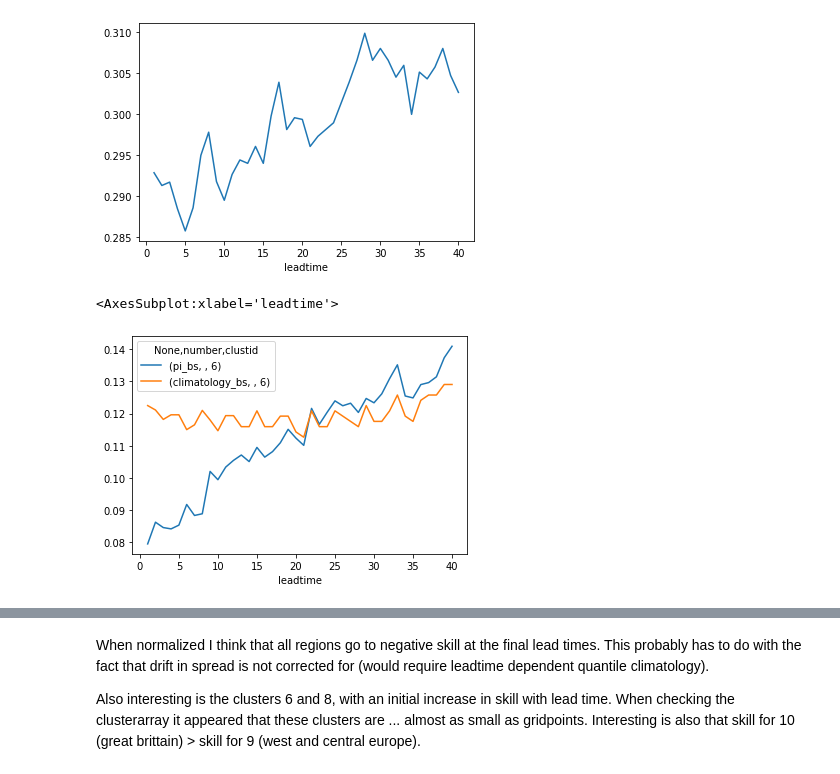
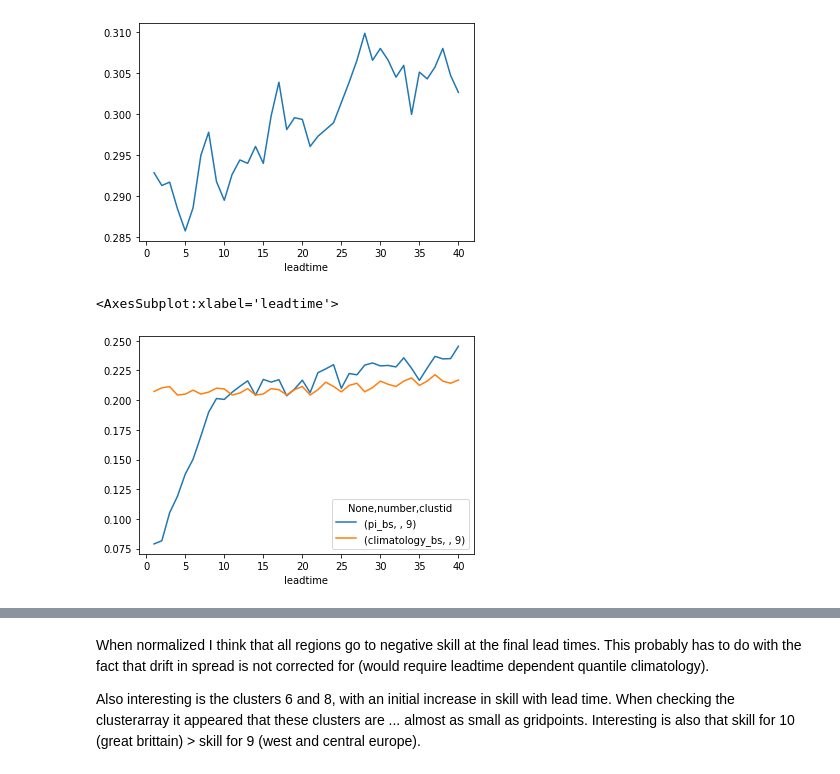
Before and after one commit to chiemvs/SubSeas, a Jupyter notebook: Check_hotdays.ipynb, the cells around one changed output, grey strips where cells are left out. Cells and saved outputs as stored; diff of their text form; code cells hidden in the pictures.

```diff
--- a/Check_hotdays.ipynb
+++ b/Check_hotdays.ipynb
@@ -116,14 +98,16 @@ def transform_and_bs(frame: pd.DataFrame, nday_threshold: int = 3):
     return test
 # %%
 test = transform_and_bs(df)
-test = test.groupby(['clustid','leadtime']).mean().unstack(0) # column levels are e.g. obs, member, clustid
+test = test.groupby(['clustid','leadtime']).mean()
+test['bss'] = 1 - test['pi_bs']/test['climatology_bs']
+test = test.unstack(0) # column levels are e.g. obs, member, clustid
 # %%
 test.loc[:,('pi','',11)].plot() # Interestingly cluster 11 has a drift to more frequent occurrence.
 # %% [output]
 <AxesSubplot:xlabel='leadtime'>
 [figure]
 # %%
-test.loc[:,(['pi_bs','climatology_bs'], slice(None),6)].plot()
+test.loc[:,(['pi_bs','climatology_bs'], slice(None),9)].plot()
 # %% [output]
 <AxesSubplot:xlabel='leadtime'>
-[figure, old version]
+[figure, new version]
```
Also changed, not shown: parts of 14 cells of this notebook, 2 other files.
